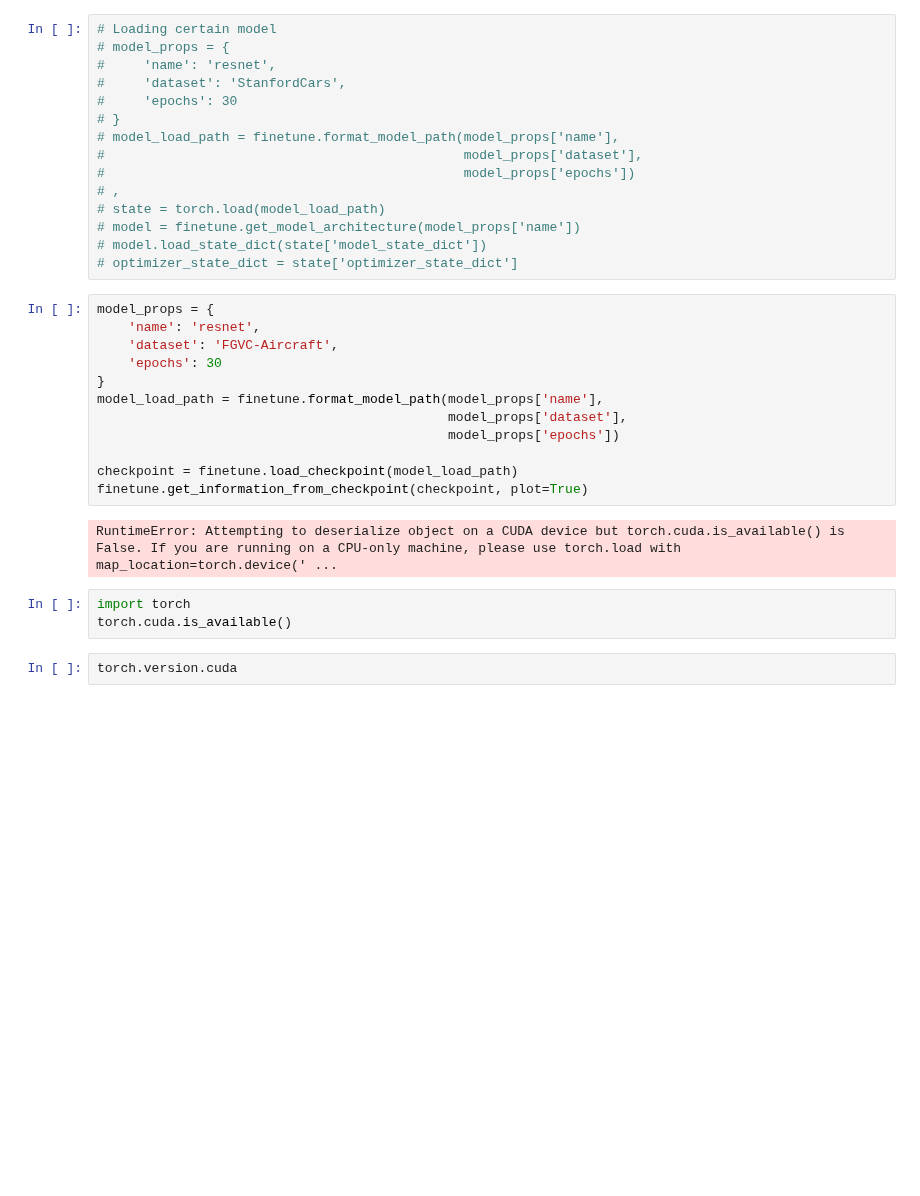
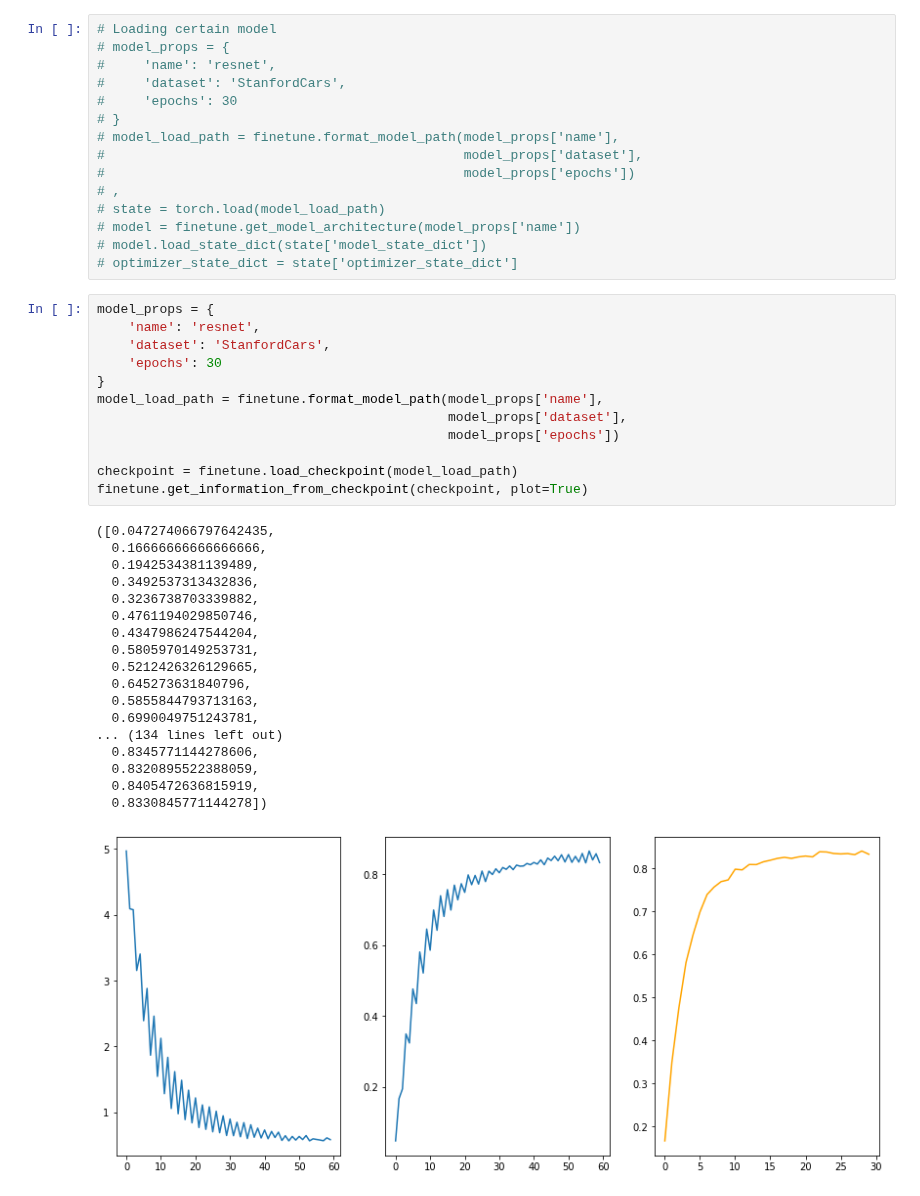
Before and after one commit to TheDylanM/REDI-utwente, a Jupyter notebook: src/awesome_GNN/retrain_final_classifier.ipynb, the cells around one changed output. Cells and saved outputs as stored; diff of their text form; blank space fills up the shorter version.

Commit message:
Added:  - example to load a model again  - ADAM optimizer

```diff
--- a/src/awesome_GNN/retrain_final_classifier.ipynb
+++ b/src/awesome_GNN/retrain_final_classifier.ipynb
@@ -28,19 +28,31 @@ importlib.reload(finetune)
 # %%
 model_props = {
     'name': 'resnet',
-    'dataset': 'FGVC-Aircraft',
+    'dataset': 'StanfordCars',
     'epochs': 30
 }
 model_load_path = finetune.format_model_path(model_props['name'],
                                              model_props['dataset'],
                                              model_props['epochs'])
 
 checkpoint = finetune.load_checkpoint(model_load_path)
 finetune.get_information_from_checkpoint(checkpoint, plot=True)
 # %% [output]
-RuntimeError: Attempting to deserialize object on a CUDA device but torch.cuda.is_available() is False. If you are running on a CPU-only machine, please use torch.load with map_location=torch.device(' ...
+([0.047274066797642435,
+  0.16666666666666666,
+  0.1942534381139489,
+  0.3492537313432836,
+  0.3236738703339882,
+  0.4761194029850746,
+  0.4347986247544204,
+  0.5805970149253731,
+  0.5212426326129665,
+  0.645273631840796,
+  0.5855844793713163,
+  0.6990049751243781,
+... (134 lines left out)
+  0.8345771144278606,
+  0.8320895522388059,
+  0.8405472636815919,
+  0.8330845771144278])
+[figure, added]
-# %%
-import torch
-torch.cuda.is_available()
-# %%
-torch.version.cuda
```
Also changed, not shown: parts of 2 cells of this notebook, 1 other file.
